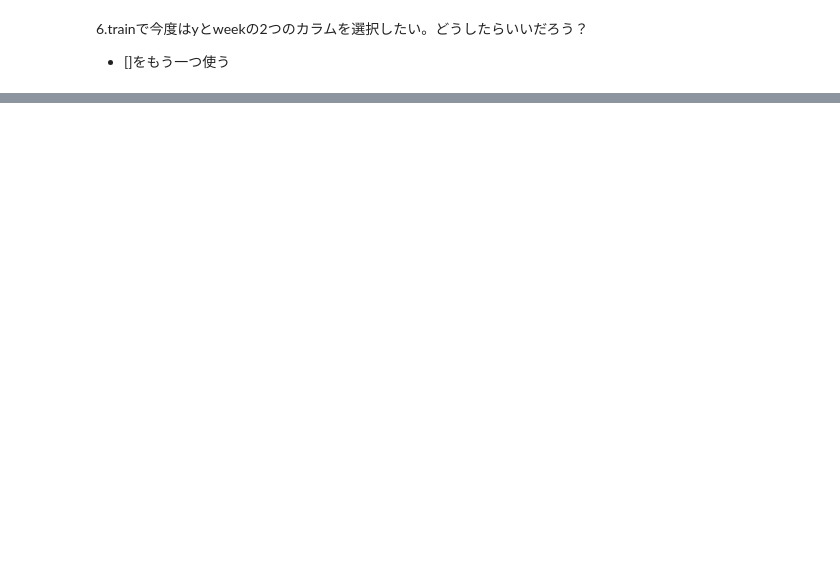
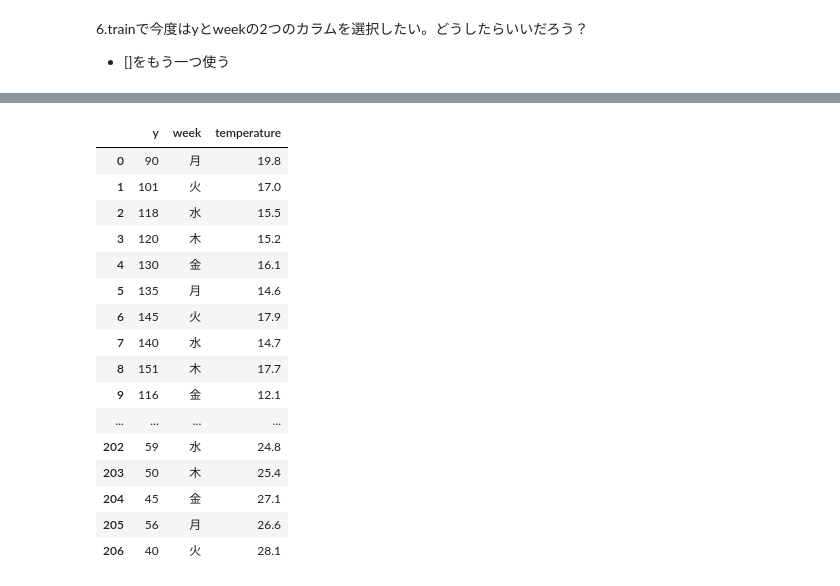
Before and after one commit to yan-3121/algorithm, a Jupyter notebook: case1/Section3_2.ipynb, the cells around one changed output, grey strips where cells are left out. Cells and saved outputs as stored; diff of their text form; code cells hidden in the pictures; blank space fills up the shorter version.

```diff
--- a/case1/Section3_2.ipynb
+++ b/case1/Section3_2.ipynb
@@ -233,0 +266,22 @@ train['temperature'].mean()
+# %%
+pd.set_option('display.max_rows', 500)
+# %%
+train[['y','week','temperature']]
+# %% [output]
+|  | y | week | temperature |
+| 0 | 90 | 月 | 19.8 |
+| 1 | 101 | 火 | 17.0 |
+| 2 | 118 | 水 | 15.5 |
+| 3 | 120 | 木 | 15.2 |
+| 4 | 130 | 金 | 16.1 |
+| 5 | 135 | 月 | 14.6 |
+| 6 | 145 | 火 | 17.9 |
+| 7 | 140 | 水 | 14.7 |
+| 8 | 151 | 木 | 17.7 |
+| 9 | 116 | 金 | 12.1 |
+| ... | ... | ... | ... |
+| 202 | 59 | 水 | 24.8 |
+| 203 | 50 | 木 | 25.4 |
+| 204 | 45 | 金 | 27.1 |
+| 205 | 56 | 月 | 26.6 |
+| 206 | 40 | 火 | 28.1 |
```
Also changed, not shown: parts of 2 cells of this notebook.
